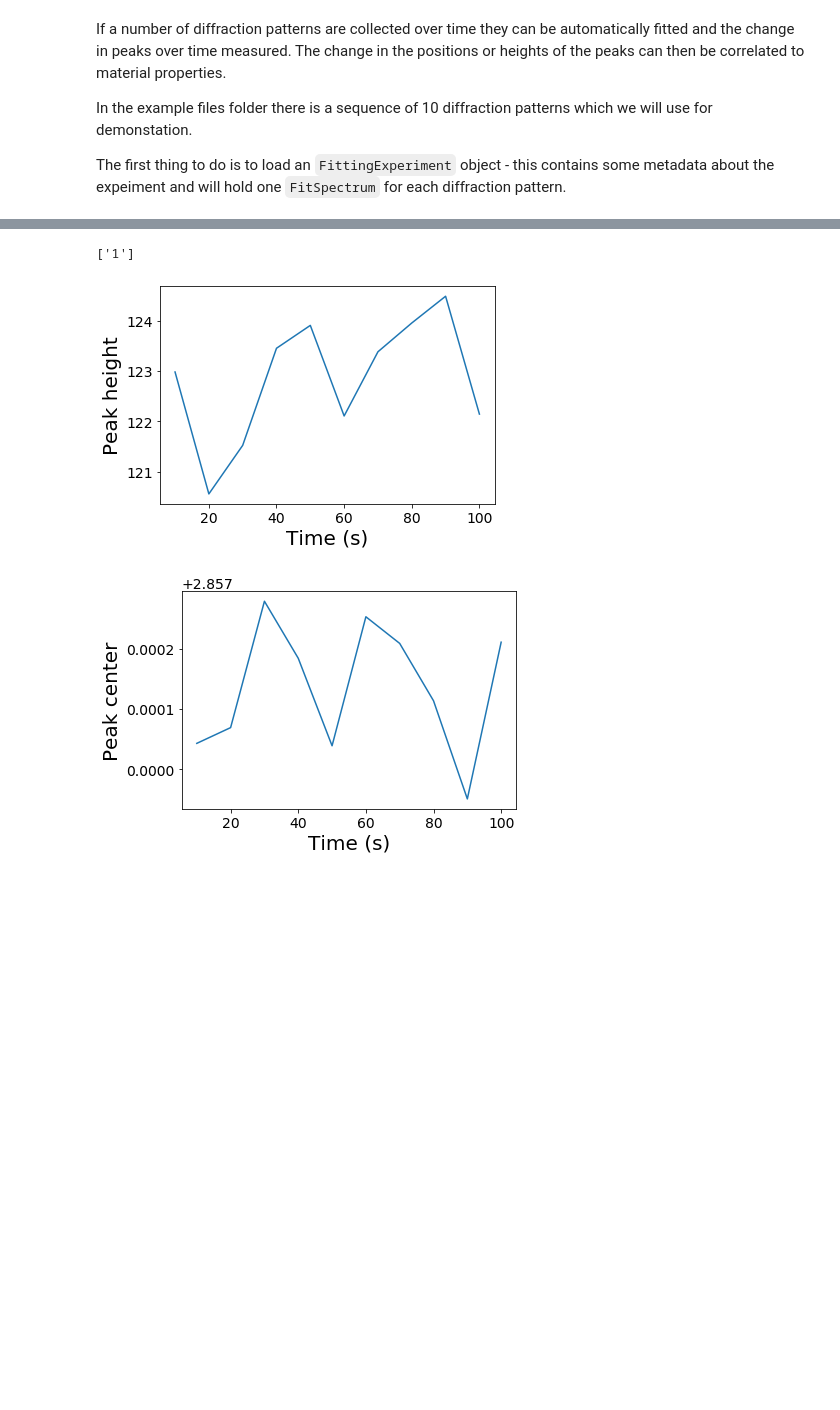
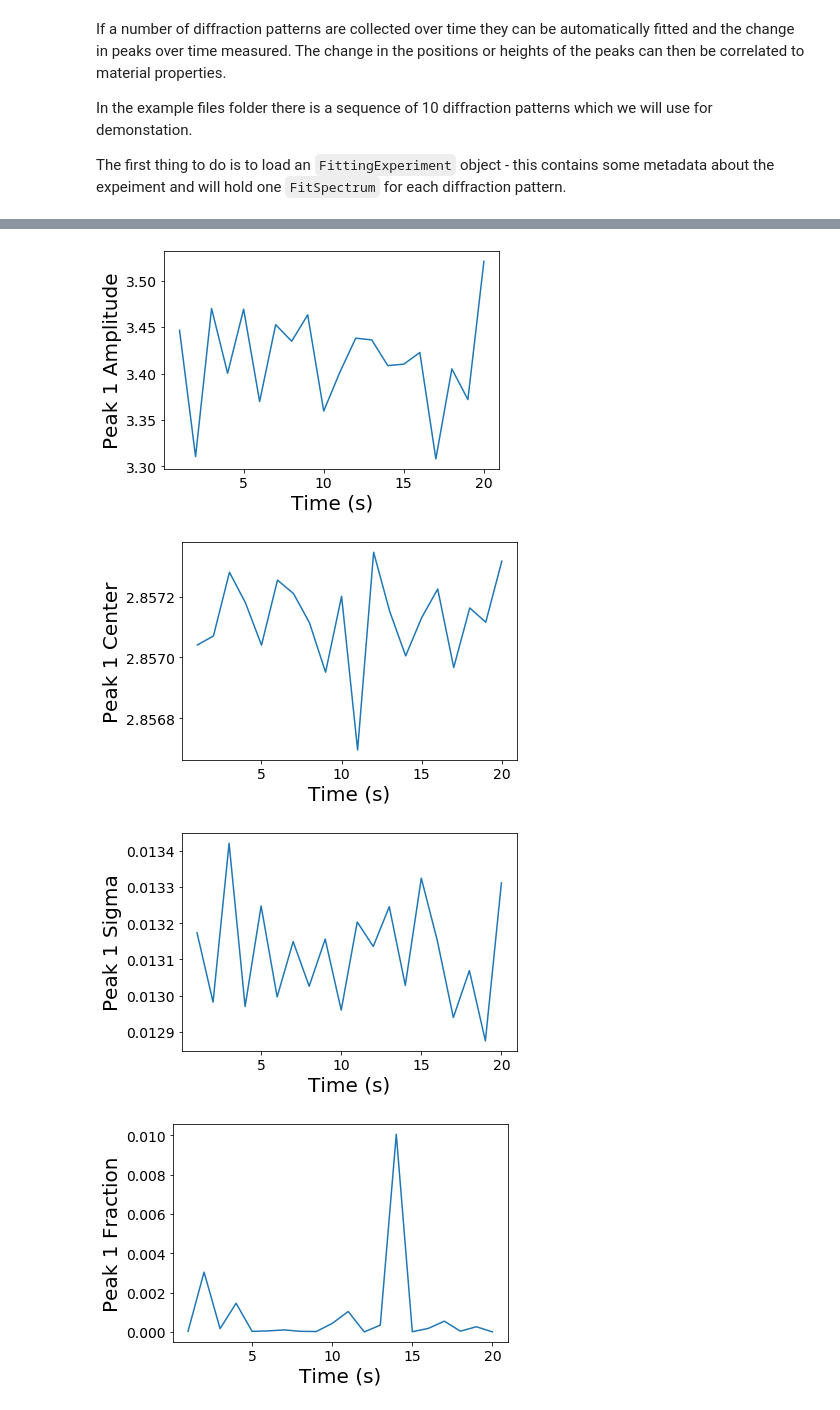
Before and after one commit to LightForm-group/xrdfit, a Jupyter notebook: tutorial notebooks/3 - Fitting peaks over time.ipynb, the cells around one changed output, grey strips where cells are left out. Saved outputs shown, nothing was run; the diff lists cells and outputs as text; code cells hidden in the pictures; blank space fills up the shorter version.

Commit message:
Add FittingExperiment helper methods.

```diff
--- a/tutorial notebooks/3 - Fitting peaks over time.ipynb
+++ b/tutorial notebooks/3 - Fitting peaks over time.ipynb
@@ -16,15 +16,16 @@ import spectrum_fitting
 from spectrum_fitting import PeakParams, MaximumParams
 
 
-frame_time = 10
-file_stub = "../example_data/adc_041_7Nb_NDload_700C_15mms_*"
+frame_time = 1
+file_stub = "../example_data/adc_041_7Nb/adc_041_7Nb_NDload_700C_15mms_{:05d}.dat"
 first_cake_angle = 90
 cakes_to_fit = [36, 1, 2]
 peak_params = PeakParams('1', (2.8, 2.9))
 merge_cakes = True
+frames = [number for number in range(1, 21)]
 
 experiment = spectrum_fitting.FittingExperiment(frame_time, file_stub, first_cake_angle,
-                                                cakes_to_fit, peak_params, merge_cakes)
+                                                cakes_to_fit, peak_params, merge_cakes, frames)
 
 experiment.run_analysis()
 # %% [output]
@@ -32,11 +33,13 @@ Processing 10 diffusion patterns.
 Analysis complete.
 # %%
-print(experiment.list_fits())
+experiment.fit_parameters()
+experiment.fit_names()
 
-for peak_label in experiment.list_fits():
-    experiment.plot_fit_parameter(peak_label, "height")
-    experiment.plot_fit_parameter(peak_label, "center")
+for peak_label in experiment.fit_names():
+    for parameter in experiment.fit_parameters():
+        experiment.plot_fit_parameter(peak_label, parameter)
 # %% [output]
-['1']
-[figure, old version]
+[figure, new version]
-[figure, old version]
+[figure, new version]
+[figure, added]
+[figure, added]
```
Also changed, not shown: parts of 2 cells of this notebook, 1 other file.
